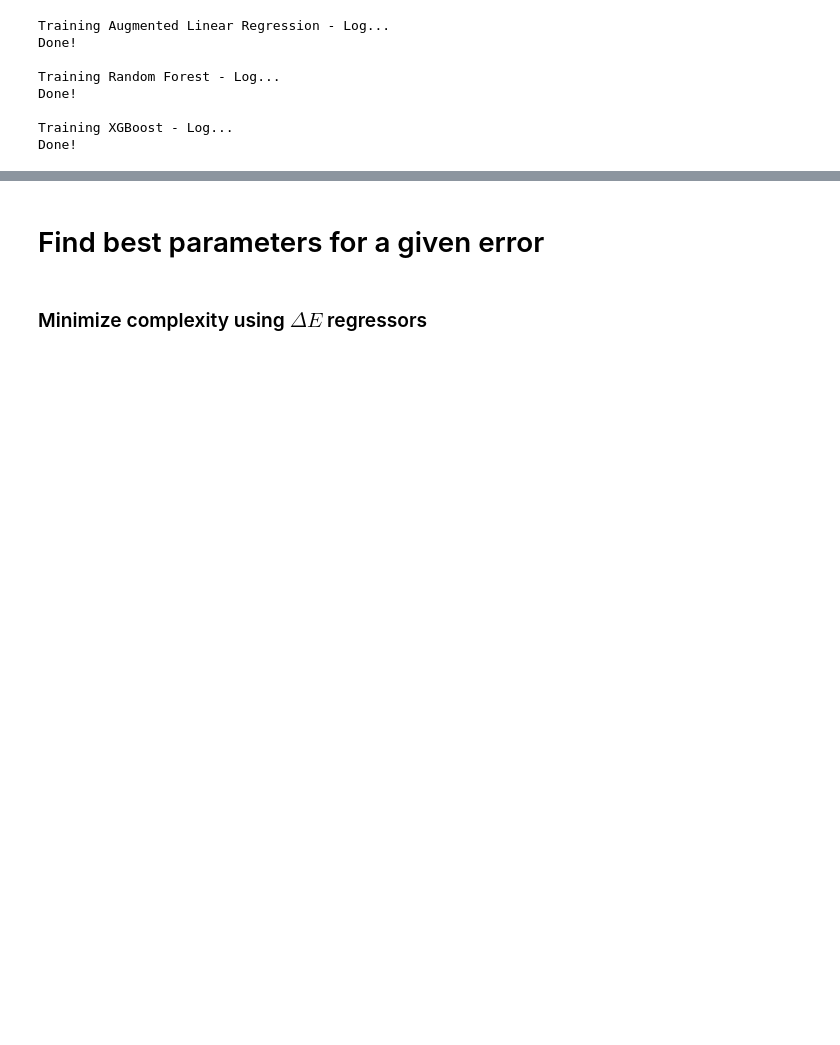
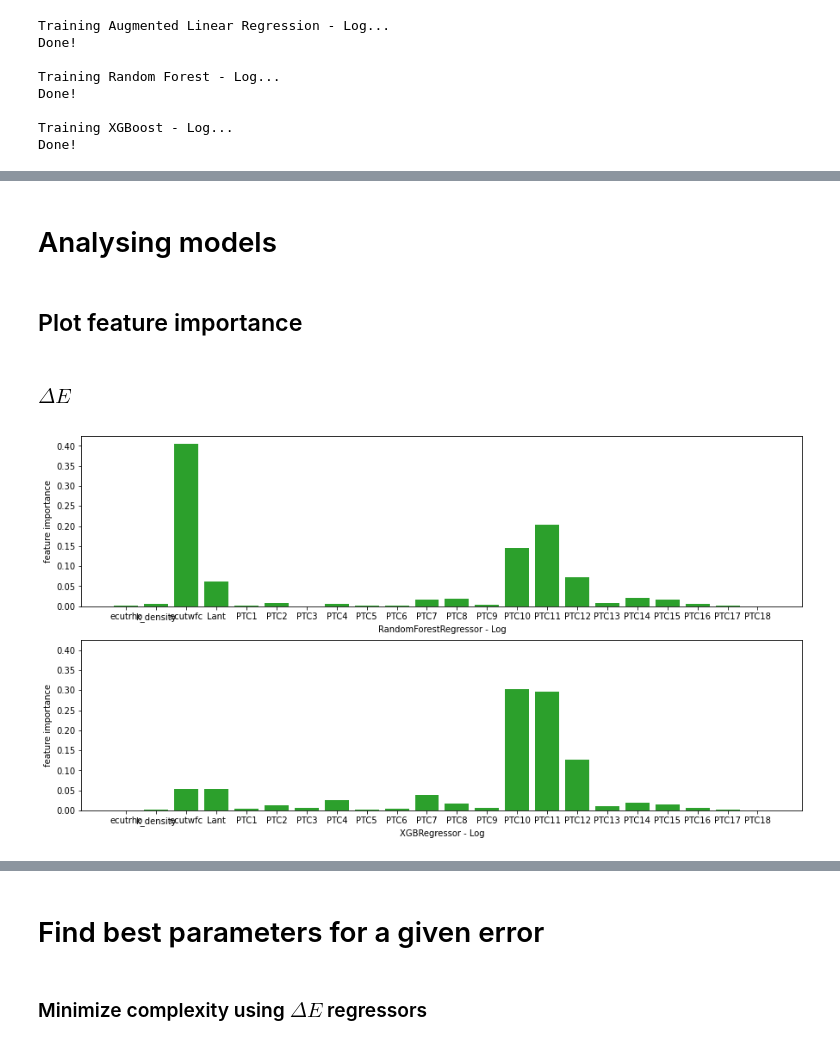
Before and after one commit to CS-433/ml-project-2-aiidalearn, a Jupyter notebook: code/simple_regression/delta_E_regression.ipynb, the cells around one changed output, grey strips where cells are left out. Saved outputs shown, nothing was run; the diff lists cells and outputs as text; code cells hidden in the pictures; blank space fills up the shorter version.

```diff
--- a/code/simple_regression/delta_E_regression.ipynb
+++ b/code/simple_regression/delta_E_regression.ipynb
@@ -326,0 +327,22 @@ Text(0.5, 0, 'ecutwfc')
+# %% [markdown]
+# Analysing models
+# %% [markdown]
+## Plot feature importance
+# %% [markdown]
+### $\Delta E$
+# %%
+# plot feature importance
+models_feature_importance = {
+    "RandomForestRegressor - Log": rf_model,
+    "XGBRegressor - Log": xgb_model,
+}
+n_models = len(models_feature_importance)
+fig, ax = plt.subplots(n_models, 1,figsize=(15,4*n_models), sharey=True, squeeze=False)
+for j, (name, model) in enumerate(models_feature_importance.items()):
+    ax[j,0].bar(X_train.columns, model.feature_importances_)
+    ax[j,0].bar(X_test.columns, model.feature_importances_)
+    ax[j,0].bar(X_test.columns, model.feature_importances_)
+    ax[j,0].set_ylabel("feature importance")
+    ax[j,0].set_xlabel(name)
+# %% [output]
+[figure, added]
```
Also changed, not shown: parts of 20 cells of this notebook, 2 other files.
